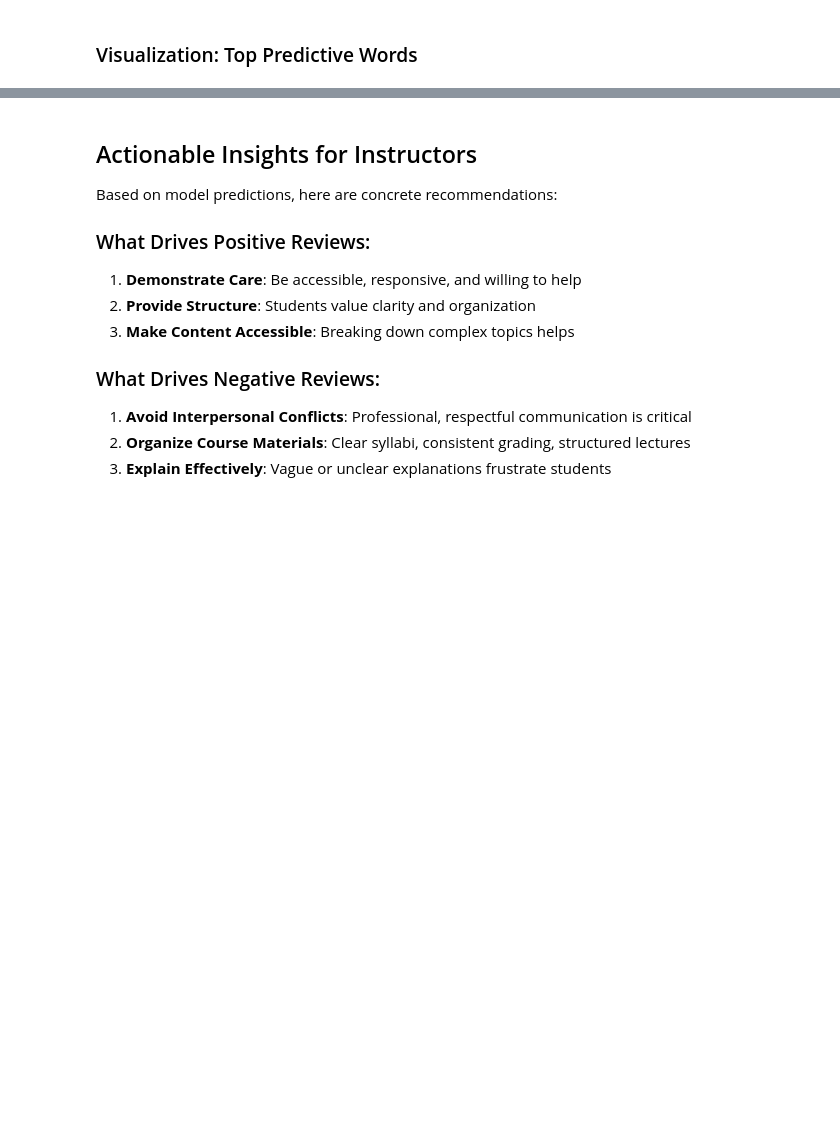
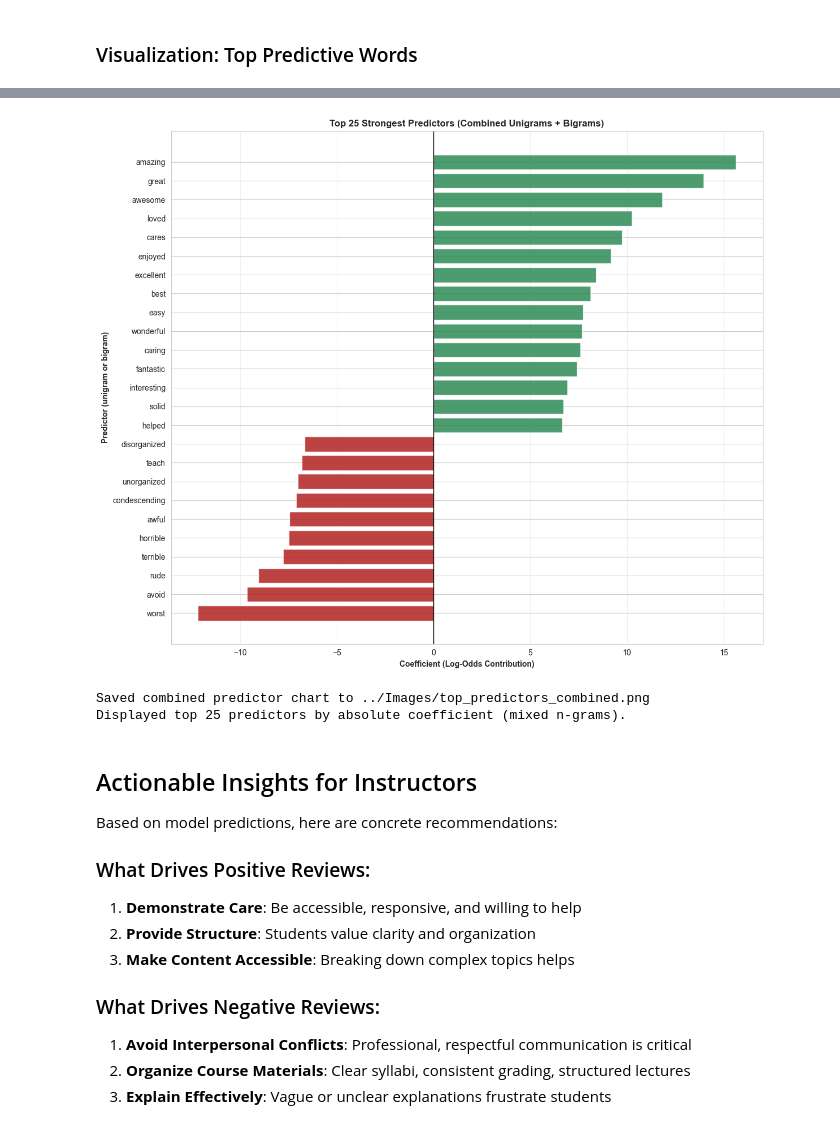
Before and after one commit to 3028Bikalpa/SOSC314_project_Bikki, a Jupyter notebook: Codes/models.ipynb, the cells around one changed output, grey strips where cells are left out. Cells and saved outputs as stored; diff of their text form; code cells hidden in the pictures; blank space fills up the shorter version.

```diff
--- a/Codes/models.ipynb
+++ b/Codes/models.ipynb
@@ -1200,3 +1249,35 @@ gc.collect()  # Free memory  # Free memory
+# %%
+# Combined strongest predictors (unigrams + bigrams together)
+if 'feature_df' not in globals():
+    raise NameError('feature_df is not defined. Run the feature-importance cells first.')
+
+top_n = 25
+combined_top = feature_df.copy()
+combined_top['abs_coefficient'] = combined_top['coefficient'].abs()
+combined_top = combined_top.nlargest(top_n, 'abs_coefficient').copy()
+combined_top = combined_top.sort_values('coefficient')
+
+colors = combined_top['coefficient'].apply(lambda x: 'seagreen' if x > 0 else 'firebrick')
+labels = combined_top['word'].tolist()
+values = combined_top['coefficient'].tolist()
+
+plt.figure(figsize=(12, 10))
+plt.barh(labels, values, color=colors, alpha=0.85)
+plt.axvline(x=0, color='black', linewidth=1)
+plt.xlabel('Coefficient (Log-Odds Contribution)', fontweight='bold')
+plt.ylabel('Predictor (unigram or bigram)', fontweight='bold')
+plt.title('Top 25 Strongest Predictors (Combined Unigrams + Bigrams)', fontweight='bold')
+plt.grid(axis='x', alpha=0.3)
+plt.tight_layout()
+plt.savefig('../Images/top_predictors_combined.png', dpi=300, bbox_inches='tight')
+plt.show()
+
+print('Saved combined predictor chart to ../Images/top_predictors_combined.png')
+print(f"Displayed top {len(combined_top)} predictors by absolute coefficient (mixed n-grams).")
+# %% [output]
+[figure, added]
+Saved combined predictor chart to ../Images/top_predictors_combined.png
+Displayed top 25 predictors by absolute coefficient (mixed n-grams).
 # %% [markdown]
 ## Actionable Insights for Instructors
 
```
Also changed, not shown: parts of 4 cells of this notebook, 7 other files.
